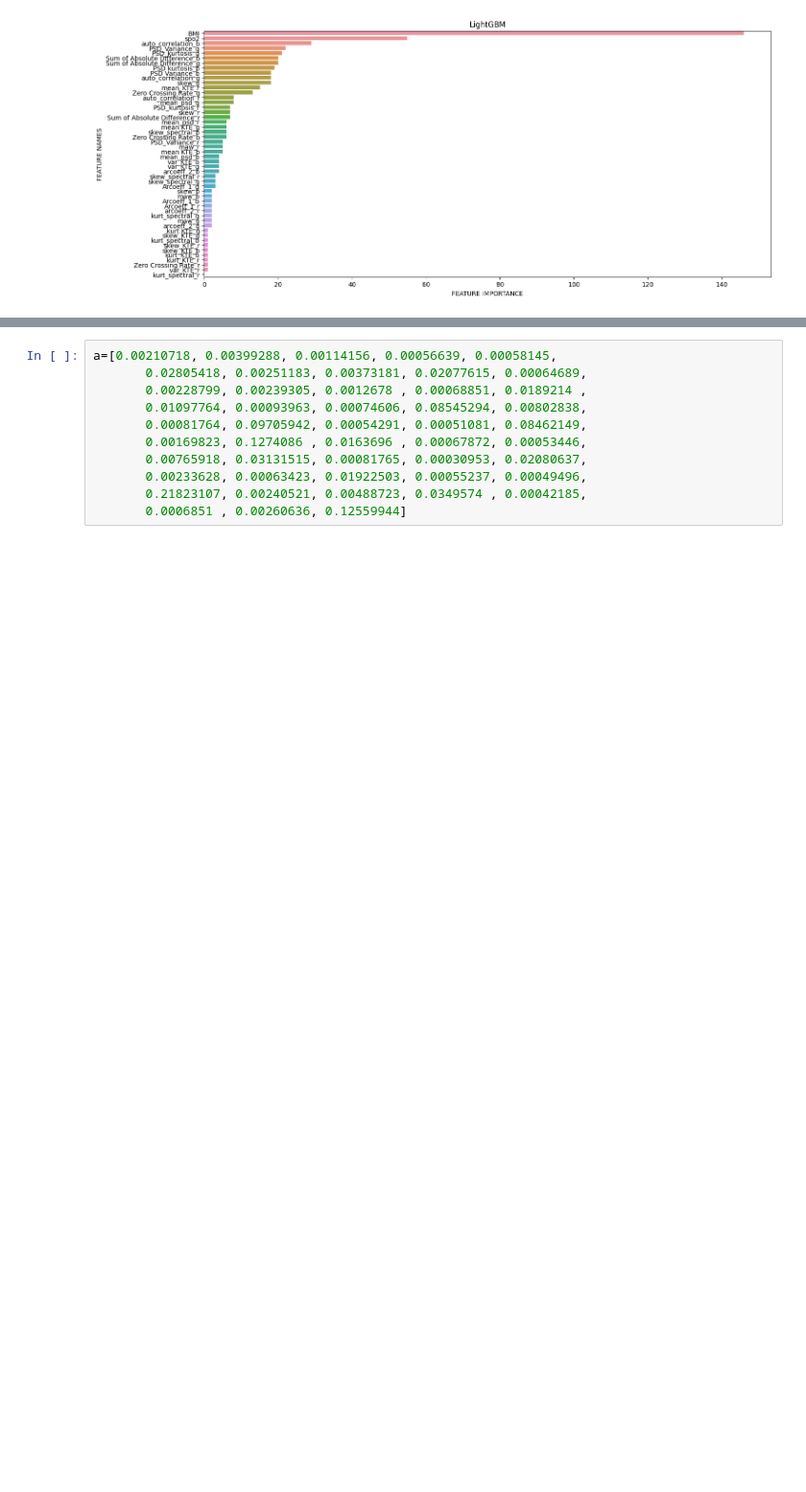
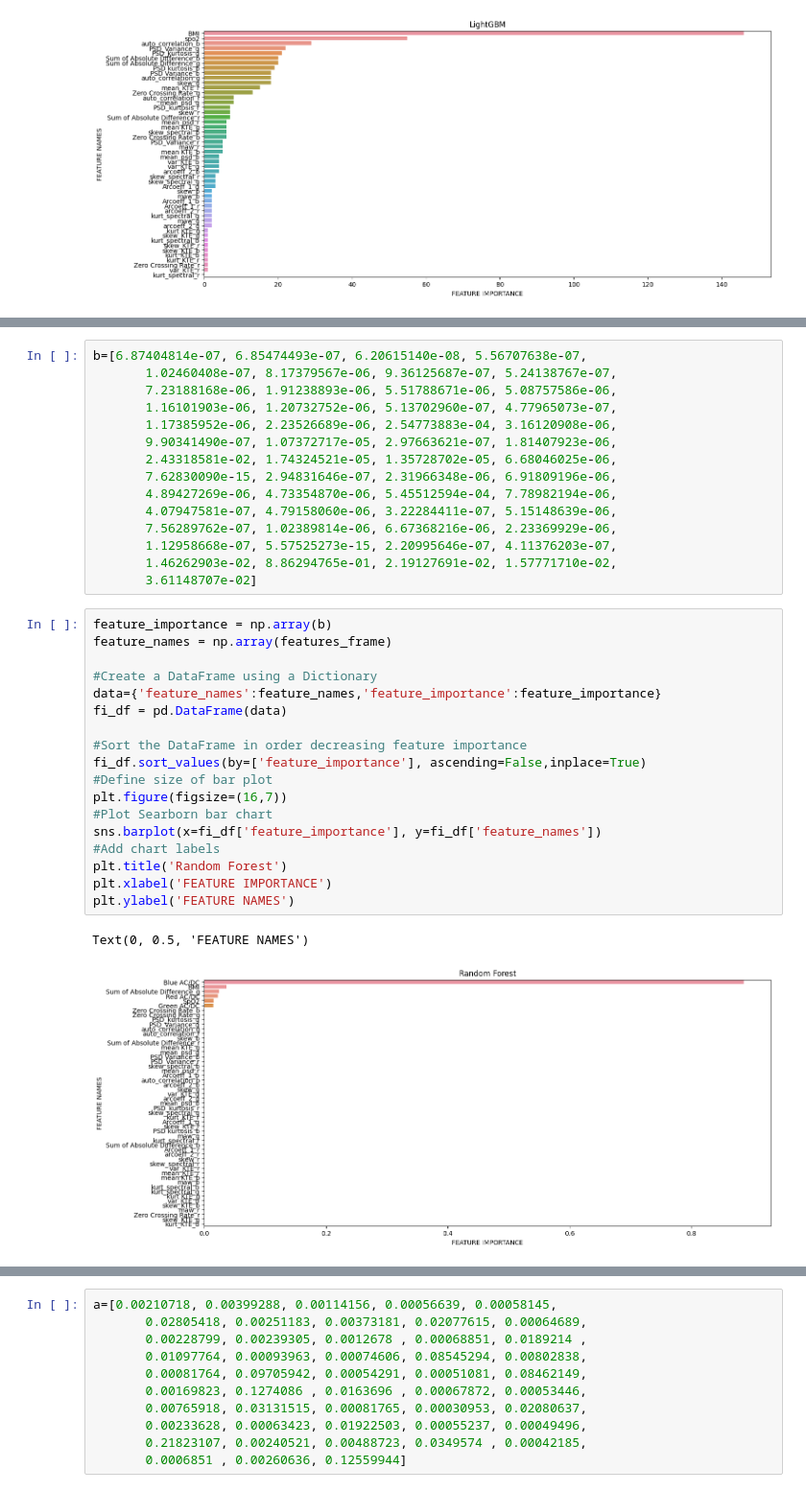
Before and after one commit to shamasatter/Estimating-HbA1c-from-PPG-using-ML, a Jupyter notebook: AC_DC_plot.ipynb, the cells around one changed output, grey strips where cells are left out. Shown at 96% size. Saved outputs shown, nothing was run; the diff lists cells and outputs as text; blank space fills up the shorter version.

```diff
--- a/AC_DC_plot.ipynb
+++ b/AC_DC_plot.ipynb
@@ -1277,0 +1312,36 @@ Text(0, 0.5, 'FEATURE NAMES')
+# %%
+b=[6.87404814e-07, 6.85474493e-07, 6.20615140e-08, 5.56707638e-07,
+       1.02460408e-07, 8.17379567e-06, 9.36125687e-07, 5.24138767e-07,
+       7.23188168e-06, 1.91238893e-06, 5.51788671e-06, 5.08757586e-06,
+       1.16101903e-06, 1.20732752e-06, 5.13702960e-07, 4.77965073e-07,
+       1.17385952e-06, 2.23526689e-06, 2.54773883e-04, 3.16120908e-06,
+       9.90341490e-07, 1.07372717e-05, 2.97663621e-07, 1.81407923e-06,
+       2.43318581e-02, 1.74324521e-05, 1.35728702e-05, 6.68046025e-06,
+       7.62830090e-15, 2.94831646e-07, 2.31966348e-06, 6.91809196e-06,
+       4.89427269e-06, 4.73354870e-06, 5.45512594e-04, 7.78982194e-06,
+       4.07947581e-07, 4.79158060e-06, 3.22284411e-07, 5.15148639e-06,
+       7.56289762e-07, 1.02389814e-06, 6.67368216e-06, 2.23369929e-06,
+       1.12958668e-07, 5.57525273e-15, 2.20995646e-07, 4.11376203e-07,
+       1.46262903e-02, 8.86294765e-01, 2.19127691e-02, 1.57771710e-02,
+       3.61148707e-02]
+# %%
+feature_importance = np.array(b)
+feature_names = np.array(features_frame)
+
+#Create a DataFrame using a Dictionary
+data={'feature_names':feature_names,'feature_importance':feature_importance}
+fi_df = pd.DataFrame(data)
+
+#Sort the DataFrame in order decreasing feature importance
+fi_df.sort_values(by=['feature_importance'], ascending=False,inplace=True)
+#Define size of bar plot
+plt.figure(figsize=(16,7))
+#Plot Searborn bar chart
+sns.barplot(x=fi_df['feature_importance'], y=fi_df['feature_names'])
+#Add chart labels
+plt.title('Random Forest')
+plt.xlabel('FEATURE IMPORTANCE')
+plt.ylabel('FEATURE NAMES')
+# %% [output]
+Text(0, 0.5, 'FEATURE NAMES')
+[figure, added]
```
Also changed, not shown: parts of 10 cells of this notebook, 4 other files.
